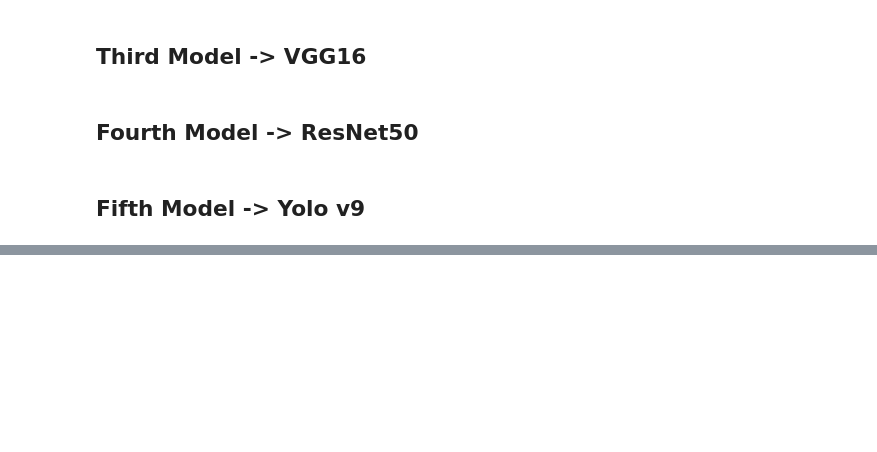
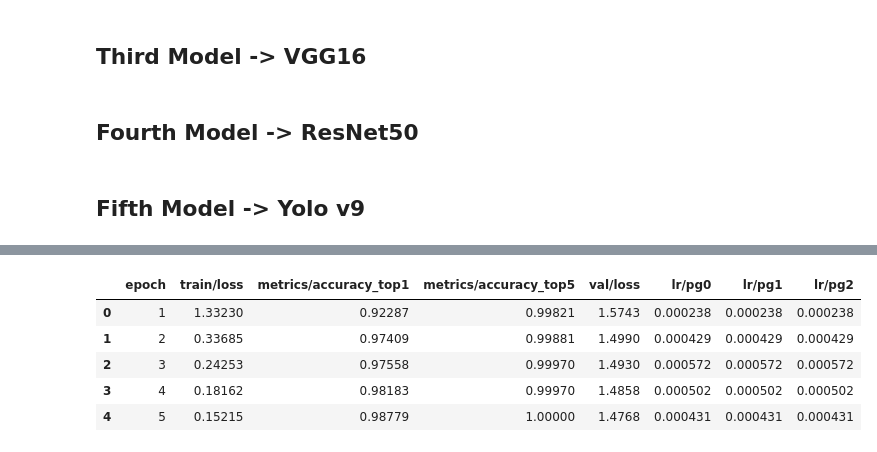
Before and after one commit to djmk/Data-Science-Machine-Learning-Projects, a Jupyter notebook: State_Farm_Distracted_Driver_Detection/State Farm Distracted Driver Detection.ipynb, the cells around one changed output, grey strips where cells are left out. Drawn from its saved outputs; the diff is of its cells as text; code cells hidden in the pictures; blank space fills up the shorter version.

```diff
--- a/State_Farm_Distracted_Driver_Detection/State Farm Distracted Driver Detection.ipynb
+++ b/State_Farm_Distracted_Driver_Detection/State Farm Distracted Driver Detection.ipynb
@@ -323,0 +373,10 @@ Starting training for 10 epochs...
+# %%
+df= pd.read_csv('./runs/classify/train2/results.csv')
+df.head()
+# %% [output]
+|  | epoch | train/loss | metrics/accuracy_top1 | metrics/accuracy_top5 | val/loss | lr/pg0 | lr/pg1 | lr/pg2 |
+| 0 | 1 | 1.33230 | 0.92287 | 0.99821 | 1.5743 | 0.000238 | 0.000238 | 0.000238 |
+| 1 | 2 | 0.33685 | 0.97409 | 0.99881 | 1.4990 | 0.000429 | 0.000429 | 0.000429 |
+| 2 | 3 | 0.24253 | 0.97558 | 0.99970 | 1.4930 | 0.000572 | 0.000572 | 0.000572 |
+| 3 | 4 | 0.18162 | 0.98183 | 0.99970 | 1.4858 | 0.000502 | 0.000502 | 0.000502 |
+| 4 | 5 | 0.15215 | 0.98779 | 1.00000 | 1.4768 | 0.000431 | 0.000431 | 0.000431 |
```
Also changed, not shown: parts of 11 cells of this notebook.
